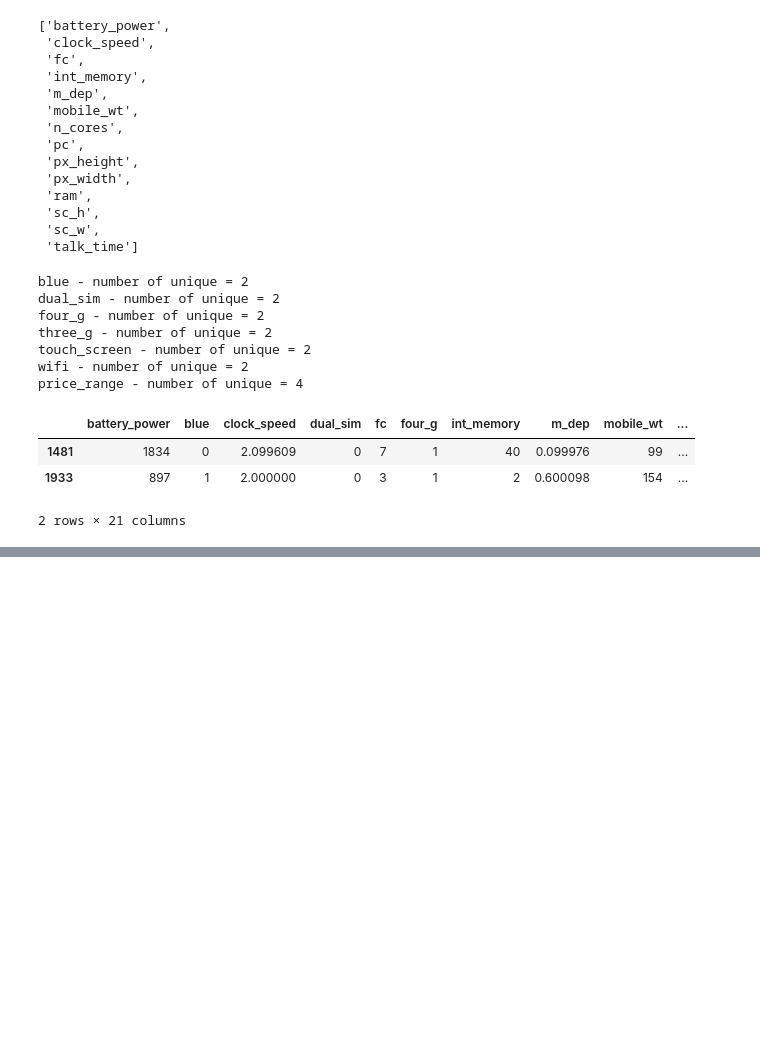
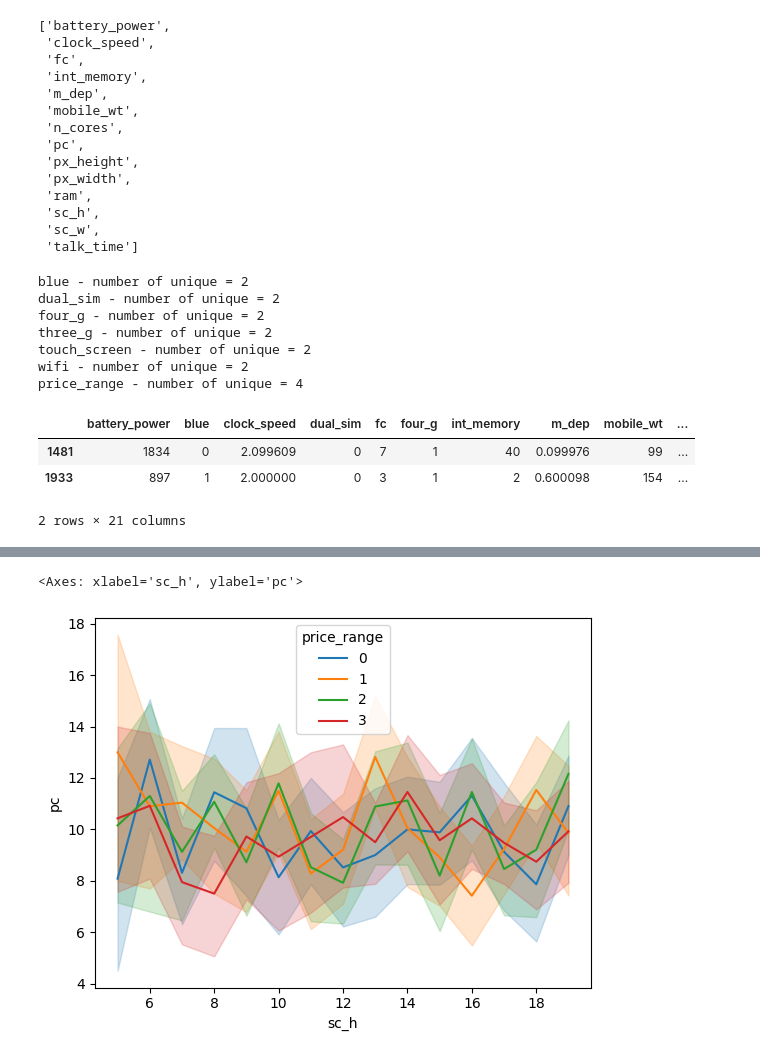
Before and after one commit to d1alekt1k8/rep_iis_lab1, a Jupyter notebook: eda/eda.ipynb, the cells around one changed output, grey strips where cells are left out. Drawn from its saved outputs; the diff is of its cells as text; code cells hidden in the pictures; blank space fills up the shorter version.

```diff
--- a/eda/eda.ipynb
+++ b/eda/eda.ipynb
@@ -222,0 +270,5 @@ df.describe()
+# %%
+sns.lineplot(df, x='sc_h', y='pc', hue='price_range')
+# %% [output]
+<Axes: xlabel='sc_h', ylabel='pc'>
+[figure, added]
```
Also changed, not shown: parts of 11 cells of this notebook, 1 other file.
